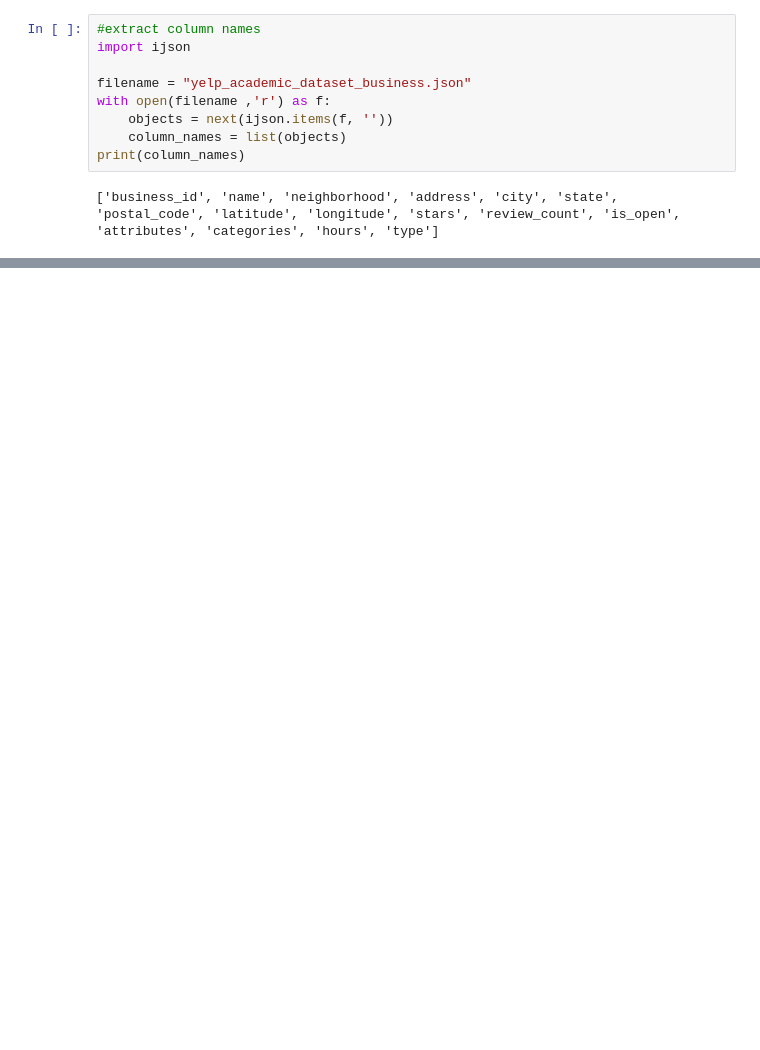
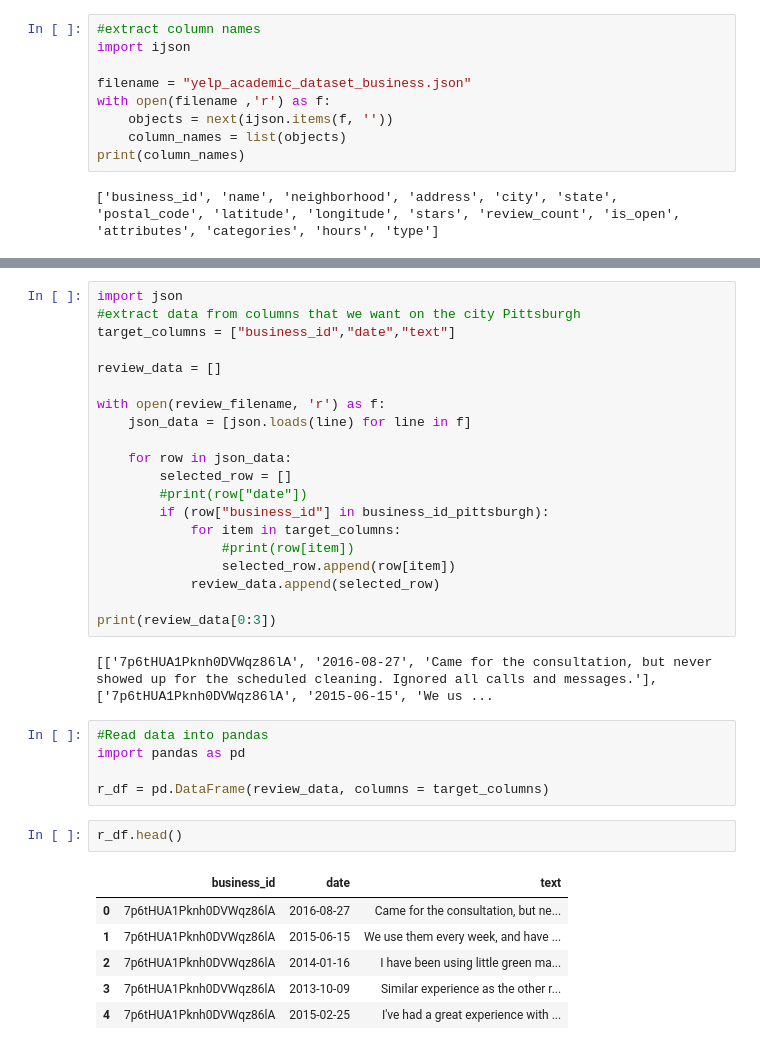
Before and after one commit to jackieyb/yelp-project, a Jupyter notebook: Yelp-servlet.ipynb, the cells around one changed output, grey strips where cells are left out. Drawn from its saved outputs; the diff is of its cells as text; blank space fills up the shorter version.

```diff
--- a/Yelp-servlet.ipynb
+++ b/Yelp-servlet.ipynb
@@ -84,0 +124,36 @@ Name: city, dtype: int64
+# %%
+import json
+#extract data from columns that we want on the city Pittsburgh
+target_columns = ["business_id","date","text"]
+
+review_data = []
+
+with open(review_filename, 'r') as f:
+    json_data = [json.loads(line) for line in f]
+
+    for row in json_data:
+        selected_row = []
+        #print(row["date"])
+        if (row["business_id"] in business_id_pittsburgh):
+            for item in target_columns:
+                #print(row[item])
+                selected_row.append(row[item])
+            review_data.append(selected_row)
+
+print(review_data[0:3])
+# %% [output]
+[['7p6tHUA1Pknh0DVWqz86lA', '2016-08-27', 'Came for the consultation, but never showed up for the scheduled cleaning. Ignored all calls and messages.'], ['7p6tHUA1Pknh0DVWqz86lA', '2015-06-15', 'We us ...
+# %%
+#Read data into pandas
+import pandas as pd
+
+r_df = pd.DataFrame(review_data, columns = target_columns)
+# %%
+r_df.head()
+# %% [output]
+|  | business_id | date | text |
+| 0 | 7p6tHUA1Pknh0DVWqz86lA | 2016-08-27 | Came for the consultation, but ne... |
+| 1 | 7p6tHUA1Pknh0DVWqz86lA | 2015-06-15 | We use them every week, and have ... |
+| 2 | 7p6tHUA1Pknh0DVWqz86lA | 2014-01-16 | I have been using little green ma... |
+| 3 | 7p6tHUA1Pknh0DVWqz86lA | 2013-10-09 | Similar experience as the other r... |
+| 4 | 7p6tHUA1Pknh0DVWqz86lA | 2015-02-25 | I've had a great experience with ... |
```
Also changed, not shown: parts of 12 cells of this notebook.
